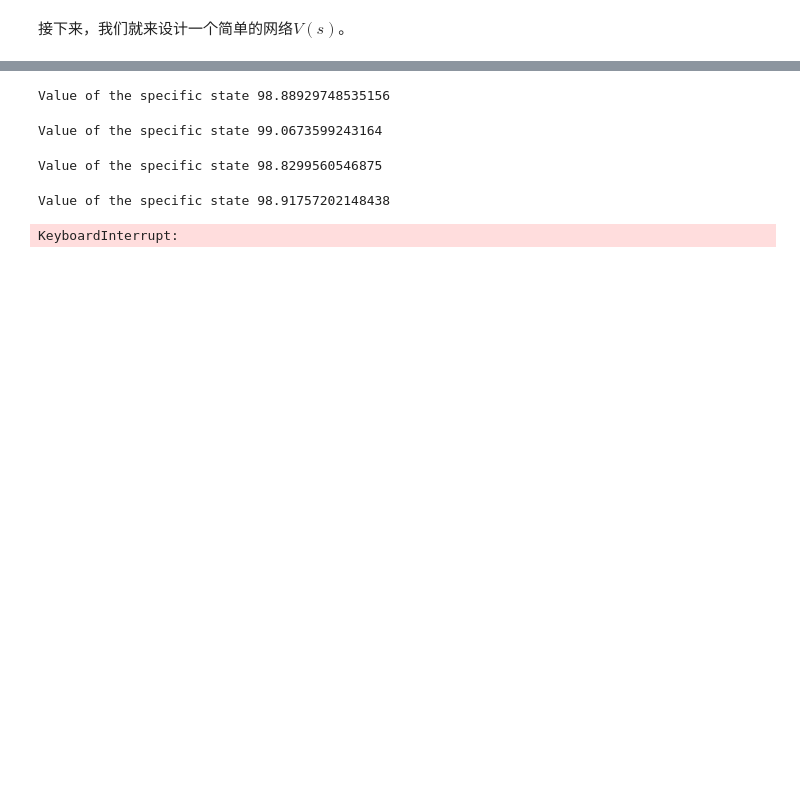
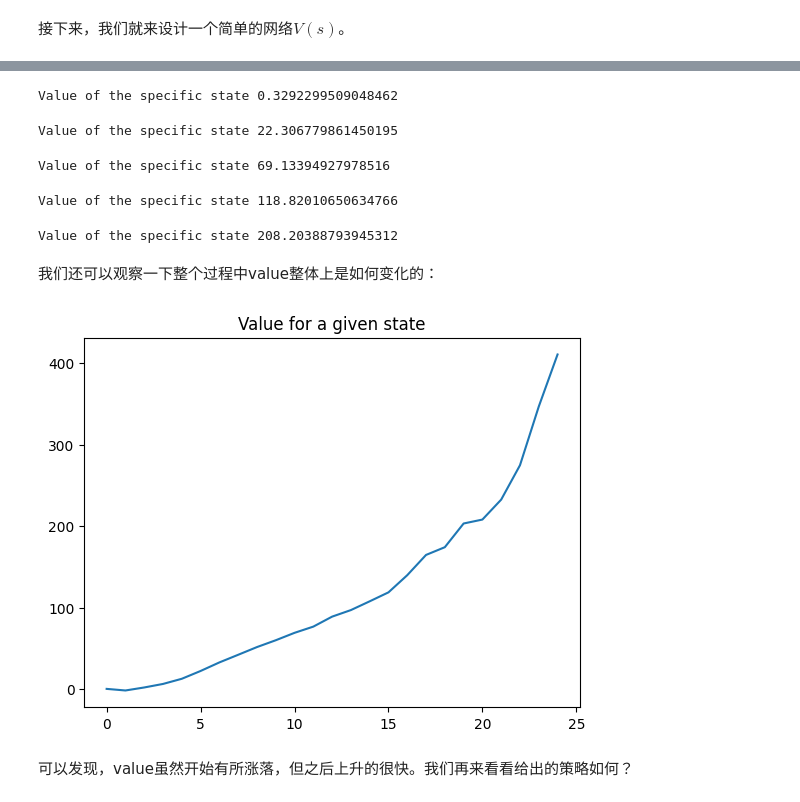
Before and after one commit to Hidden-Hyperparameter/RL-notes, a Jupyter notebook: tutorials/0-intro.ipynb, the cells around one changed output, grey strips where cells are left out. Saved outputs shown, nothing was run; the diff lists cells and outputs as text; code cells hidden in the pictures; blank space fills up the shorter version.

```diff
--- a/tutorials/0-intro.ipynb
+++ b/tutorials/0-intro.ipynb
@@ -570,0 +577,5 @@ dataloader = DataLoader(dataset,collate_fn=collate,batch_size=128,shuffle=True)
+# %%
+pick_state = states[len(states)//2] # here we select a state to monitor the convergence of value iteration.
+values_for_that_state = []
+print('We use this random state to monitor the value:')
+pgame.display(pick_state)
@@ -571,35 +595,39 @@ dataloader = DataLoader(dataset,collate_fn=collate,batch_size=128,shuffle=True)
 # %%
-device = 'cpu'
-if torch.cuda.is_available(): device = 'cuda'
-if torch.backends.mps.is_available(): device = 'mps'
 from tqdm import tqdm
-random_state = transition_datas[1145][0] # here we select a state to monitor the convergence of value iteration.
+net = Net().to(device)
+opt = Adam(net.parameters(),lr=5e-3)
 values_for_that_state = []
-
-net = Net().to(device)
-opt = Adam(net.parameters(),lr=1e-3)
-for iteration in range(10):
+for iteration in range(25):
     losses = []
+    dataloader = get_dataloader(net)
     with tqdm(dataloader) as bar:
         for it in bar:
-            with torch.no_grad():
-                target = it['rewards'].to(device) + net(it['next_states'].to(device)) * (1 - it['terminated'].to(device)) # [batch,1]
             val = net(it['states'].to(device)) # [batch,1]
-            loss = F.mse_loss(val,target)
-            losses.append(loss.detach().cpu().item())
+            loss = F.mse_loss(val,it['targets'])
             opt.zero_grad()
             loss.backward()
-            # print(net.mlp.weight[:10][:10])
-            # print(net.mlp.weight.grad[:10][:10])
-            # assert False
             opt.step()
-            bar.set_description(f'Iteration {iteration}: loss {sum(losses[-10:])/len(losses[-10:]):.4f}')
-    value = net(pgame.as_tensor(random_state).unsqueeze(0)).item()
-    print('Value of the specific state',value)
+            losses.append(loss.detach().cpu().item())
+            bar.set_description(f'Iteration {iteration}: loss {sum(losses)/len(losses):.4f}')
+    with torch.no_grad():
+        value = net(pgame.as_tensor(pick_state).unsqueeze(0).to(device)).cpu().item()
+    if iteration % 5 == 0:
+        print('Value of the specific state',value)
     values_for_that_state.append(value)
 # %% [output]
-Value of the specific state 98.88929748535156
+Value of the specific state 0.3292299509048462
-Value of the specific state 99.0673599243164
+Value of the specific state 22.306779861450195
-Value of the specific state 98.8299560546875
+Value of the specific state 69.13394927978516
-Value of the specific state 98.91757202148438
+Value of the specific state 118.82010650634766
-KeyboardInterrupt:
+Value of the specific state 208.20388793945312
+# %% [markdown]
+我们还可以观察一下整个过程中value整体上是如何变化的：
+# %%
+import matplotlib.pyplot as plt
+plt.plot([x[0] for x in enumerate(values_for_that_state)],values_for_that_state)
+plt.title('Value for a given state')
+plt.show()
+# %% [output]
+[figure, added]
+# %% [markdown]
+可以发现，value虽然开始有所涨落，但之后上升的很快。我们再来看看给出的策略如何？
```
Also changed, not shown: parts of 34 cells of this notebook, 3 other files.
